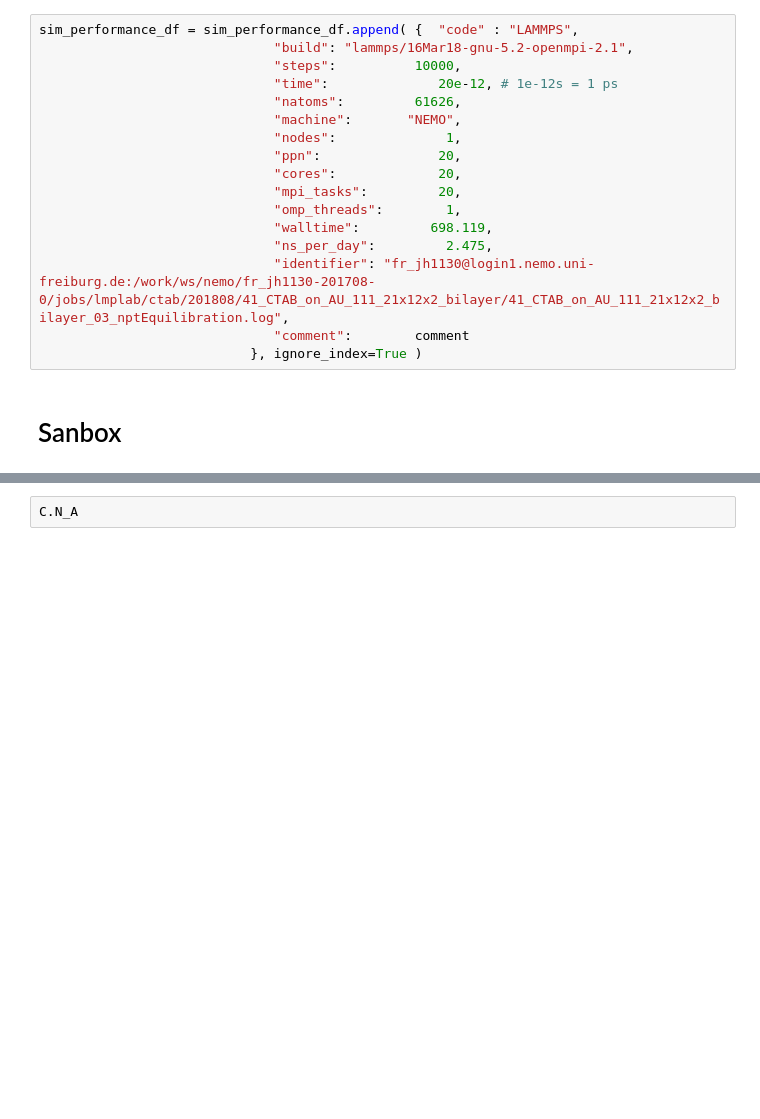
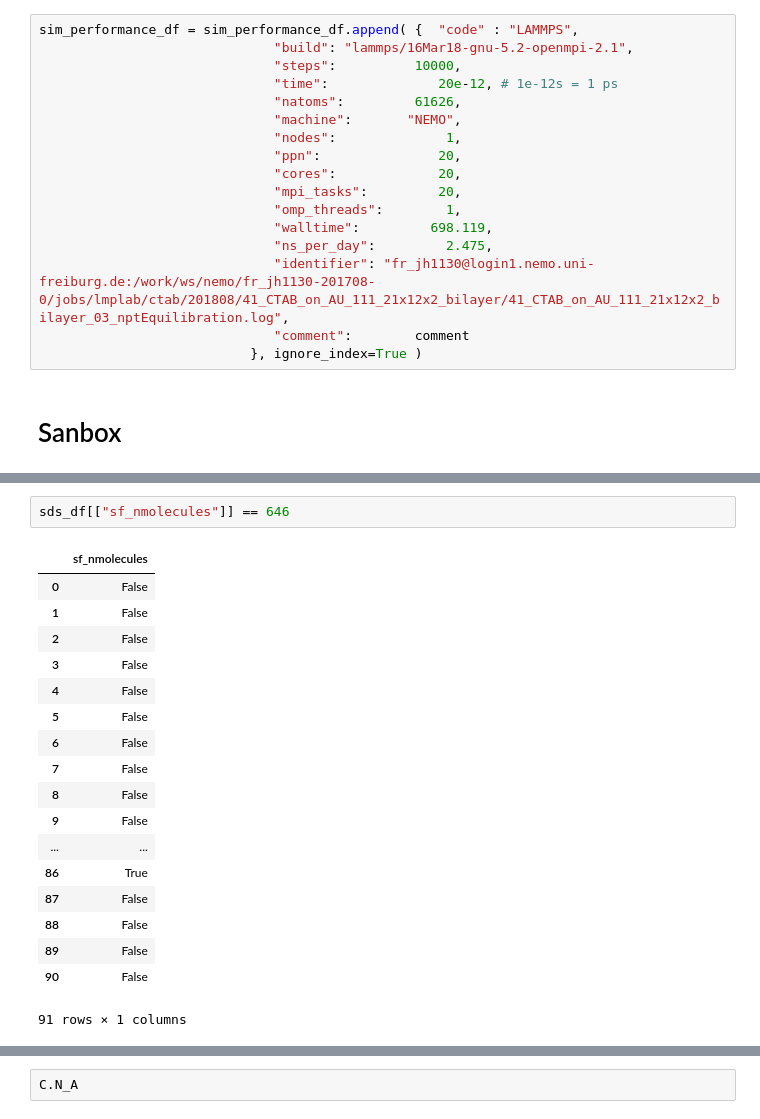
Before and after one commit to jotelha/jlhphd, a Jupyter notebook: ipynb/prep/20190725_surfactant_systems.ipynb, the cells around one changed output, grey strips where cells are left out. Drawn from its saved outputs; the diff is of its cells as text; blank space fills up the shorter version.

```diff
--- a/ipynb/prep/20190725_surfactant_systems.ipynb
+++ b/ipynb/prep/20190725_surfactant_systems.ipynb
@@ -3645,0 +3682,21 @@ C.centi
+# %%
+sds_df[["sf_nmolecules"]] == 646
+# %% [output]
+|  | sf_nmolecules |
+| 0 | False |
+| 1 | False |
+| 2 | False |
+| 3 | False |
+| 4 | False |
+| 5 | False |
+| 6 | False |
+| 7 | False |
+| 8 | False |
+| 9 | False |
+| ... | ... |
+| 86 | True |
+| 87 | False |
+| 88 | False |
+| 89 | False |
+| 90 | False |
+91 rows × 1 columns
```
Also changed, not shown: parts of 6 cells of this notebook, 9 other files.
